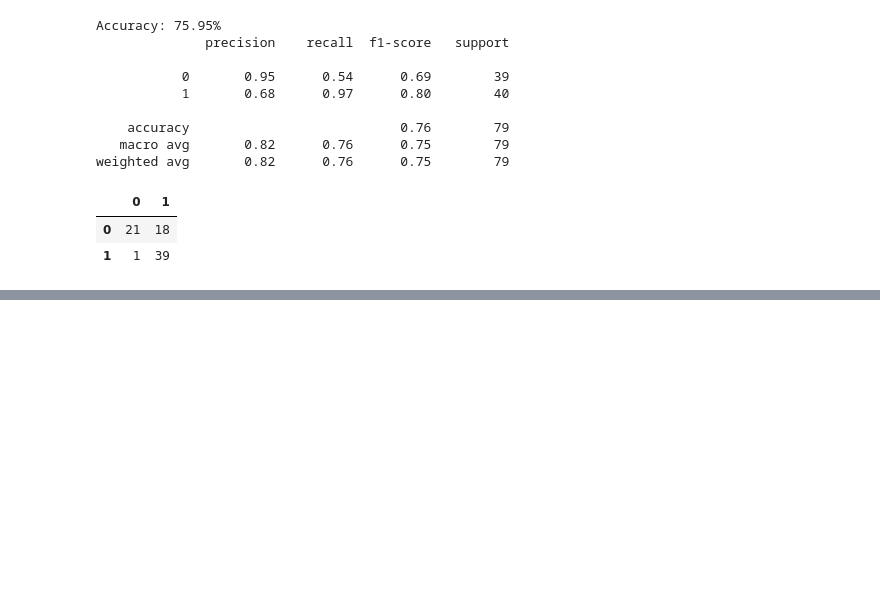
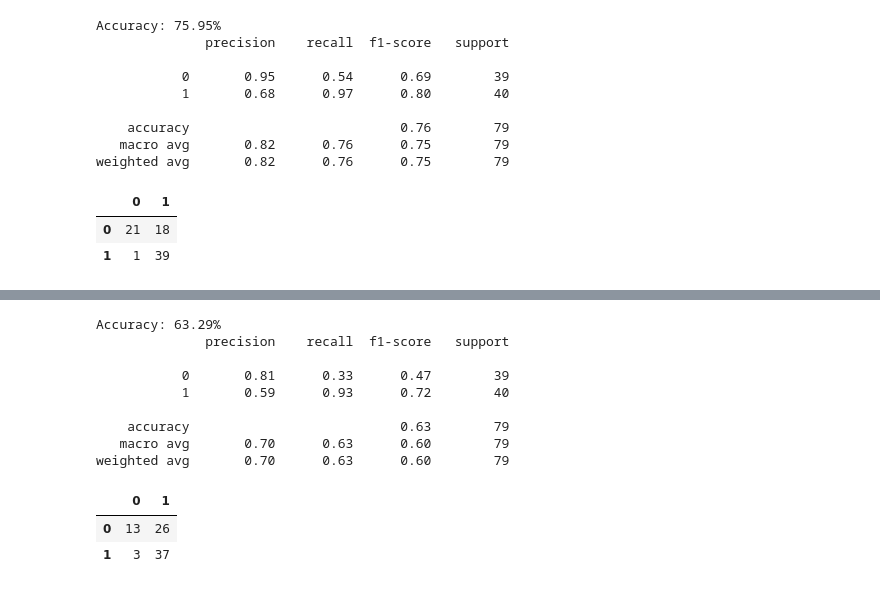
Before and after one commit to JoseMMontoro/nlp_political_speeches, a Jupyter notebook: Vectorization_and_models/deep_learning_applications.ipynb, the cells around one changed output, grey strips where cells are left out. Drawn from its saved outputs; the diff is of its cells as text; code cells hidden in the pictures; blank space fills up the shorter version.

Commit message:
Try removing pre-trained embeddings

```diff
--- a/Vectorization_and_models/deep_learning_applications.ipynb
+++ b/Vectorization_and_models/deep_learning_applications.ipynb
@@ -371,0 +420,7 @@ weighted avg       0.82      0.76      0.75        79
+# %%
+MAX_SEQUENCE_LENGTH = 2000
+# pad dataset to a maximum review length in words
+X_train = tf.keras.preprocessing.sequence.pad_sequences(train_sequences, maxlen=MAX_SEQUENCE_LENGTH)
+# X_val = tf.keras.preprocessing.sequence.pad_sequences(val_sequences, maxlen=MAX_SEQUENCE_LENGTH)
+X_test = tf.keras.preprocessing.sequence.pad_sequences(test_sequences, maxlen=MAX_SEQUENCE_LENGTH)
+X_train.shape, X_test.shape
@@ -371,0 +429,14 @@ weighted avg       0.82      0.76      0.75        79
+# %%
+# Fit the model
+es = tf.keras.callbacks.EarlyStopping(monitor='val_loss',
+                                      patience=3,
+                                      restore_best_weights=True,
+                                      verbose=1)
+
+model.fit(X_train, train_label_nums,
+#           validation_data=(X_val, validation_label_nums),
+          epochs=EPOCHS,
+          batch_size=BATCH_SIZE,
+          shuffle=True,
+          callbacks=[es],
+          verbose=1)
@@ -371,0 +462,20 @@ weighted avg       0.82      0.76      0.75        79
+# %%
+from sklearn.metrics import confusion_matrix, classification_report, accuracy_score
+predictions = model.predict_classes(X_test, batch_size=2048, verbose=0).ravel()
+
+print("Accuracy: %.2f%%" % (accuracy_score(test_label_nums.astype(int), predictions)*100))
+print(classification_report(test_label_nums, predictions))
+pd.DataFrame(confusion_matrix(test_label_nums, predictions))
+# %% [output]
+Accuracy: 63.29%
+              precision    recall  f1-score   support
+
+           0       0.81      0.33      0.47        39
+           1       0.59      0.93      0.72        40
+
+    accuracy                           0.63        79
+   macro avg       0.70      0.63      0.60        79
+weighted avg       0.70      0.63      0.60        79
+|  | 0 | 1 |
+| 0 | 13 | 26 |
+| 1 | 3 | 37 |
```
Also changed, not shown: parts of 5 cells of this notebook.
